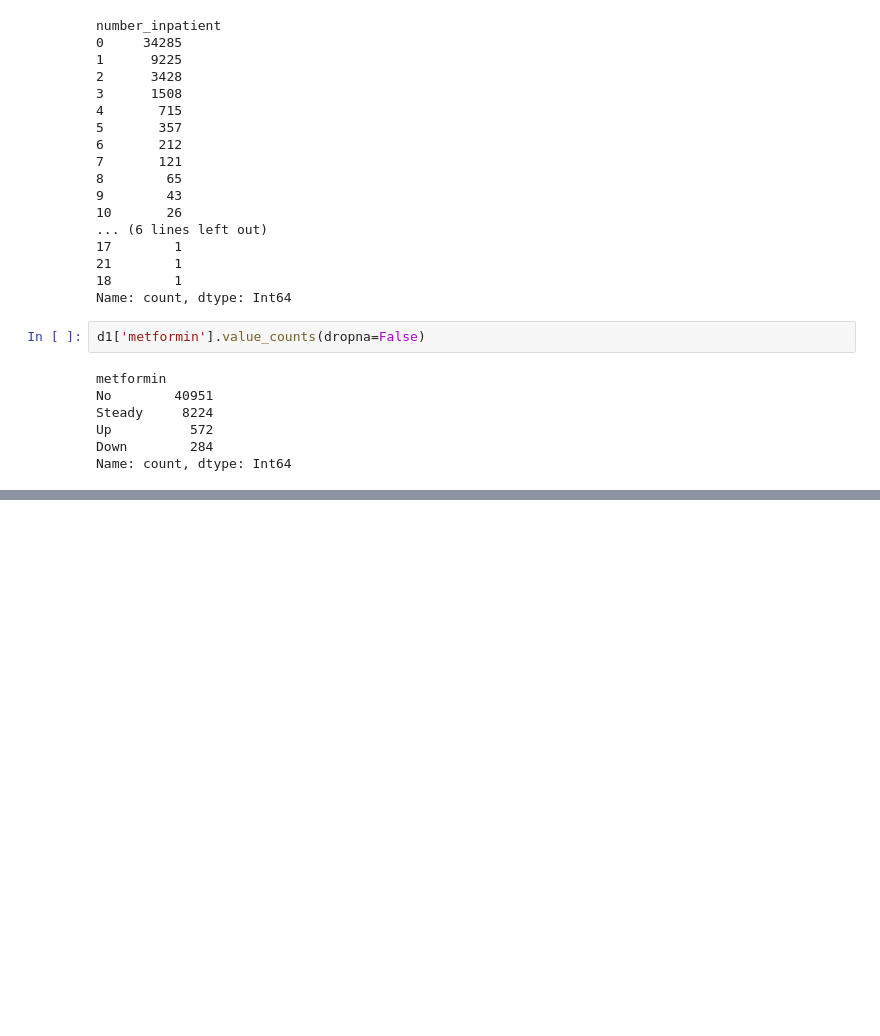
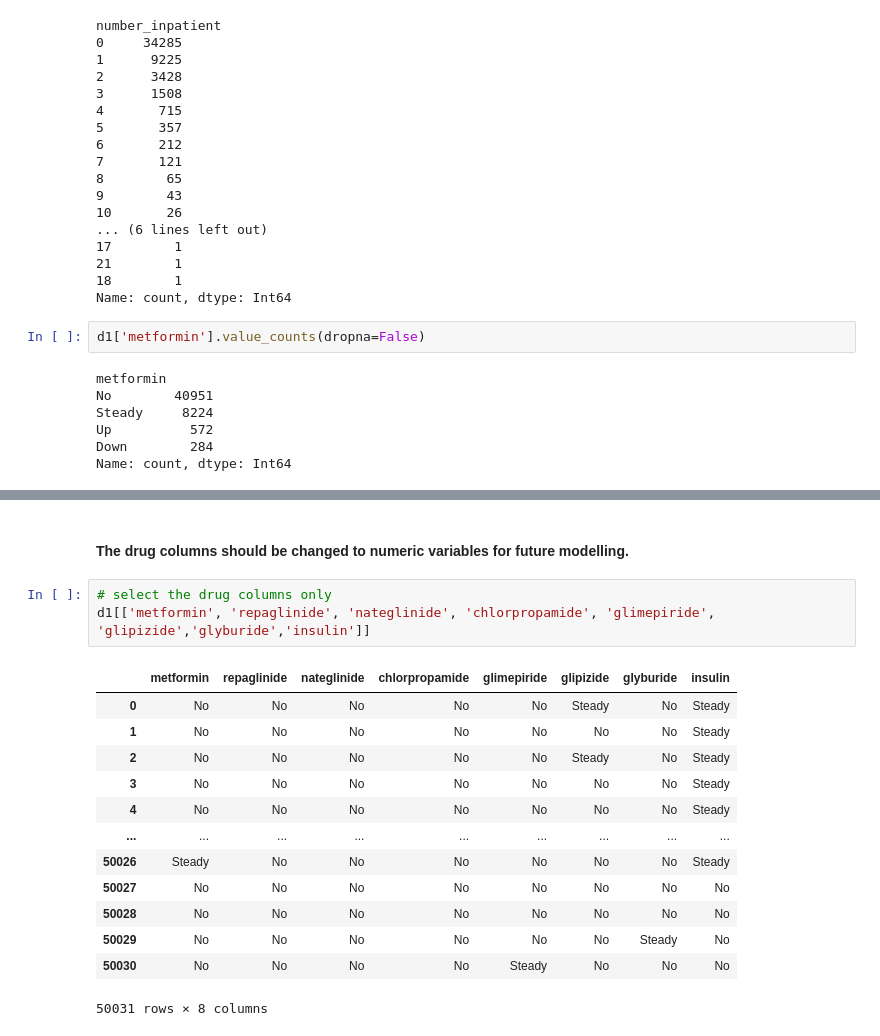
Before and after one commit to johnmarquess/IFN509, a Jupyter notebook: Assignment1_submission/assigment1_analysis.ipynb, the cells around one changed output, grey strips where cells are left out. Saved outputs shown, nothing was run; the diff lists cells and outputs as text; blank space fills up the shorter version.

```diff
--- a/Assignment1_submission/assigment1_analysis.ipynb
+++ b/Assignment1_submission/assigment1_analysis.ipynb
@@ -1344,0 +1409,19 @@ Name: count, dtype: Int64
+# %% [markdown]
+#### The drug columns should be changed to numeric variables for future modelling.
+# %%
+# select the drug columns only
+d1[['metformin', 'repaglinide', 'nateglinide', 'chlorpropamide', 'glimepiride', 'glipizide','glyburide','insulin']]
+# %% [output]
+|  | metformin | repaglinide | nateglinide | chlorpropamide | glimepiride | glipizide | glyburide | insulin |
+| 0 | No | No | No | No | No | Steady | No | Steady |
+| 1 | No | No | No | No | No | No | No | Steady |
+| 2 | No | No | No | No | No | Steady | No | Steady |
+| 3 | No | No | No | No | No | No | No | Steady |
+| 4 | No | No | No | No | No | No | No | Steady |
+| ... | ... | ... | ... | ... | ... | ... | ... | ... |
+| 50026 | Steady | No | No | No | No | No | No | Steady |
+| 50027 | No | No | No | No | No | No | No | No |
+| 50028 | No | No | No | No | No | No | No | No |
+| 50029 | No | No | No | No | No | No | Steady | No |
+| 50030 | No | No | No | No | Steady | No | No | No |
+50031 rows × 8 columns
```
Also changed, not shown: parts of 39 cells of this notebook, 1 other file.
